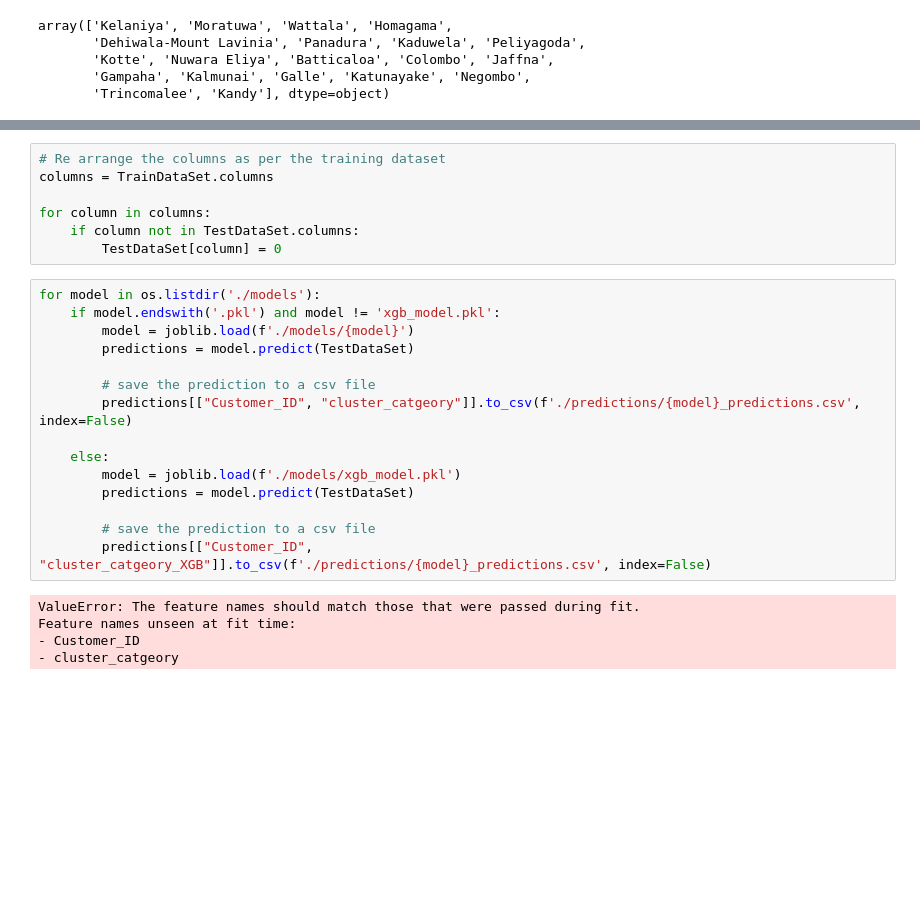
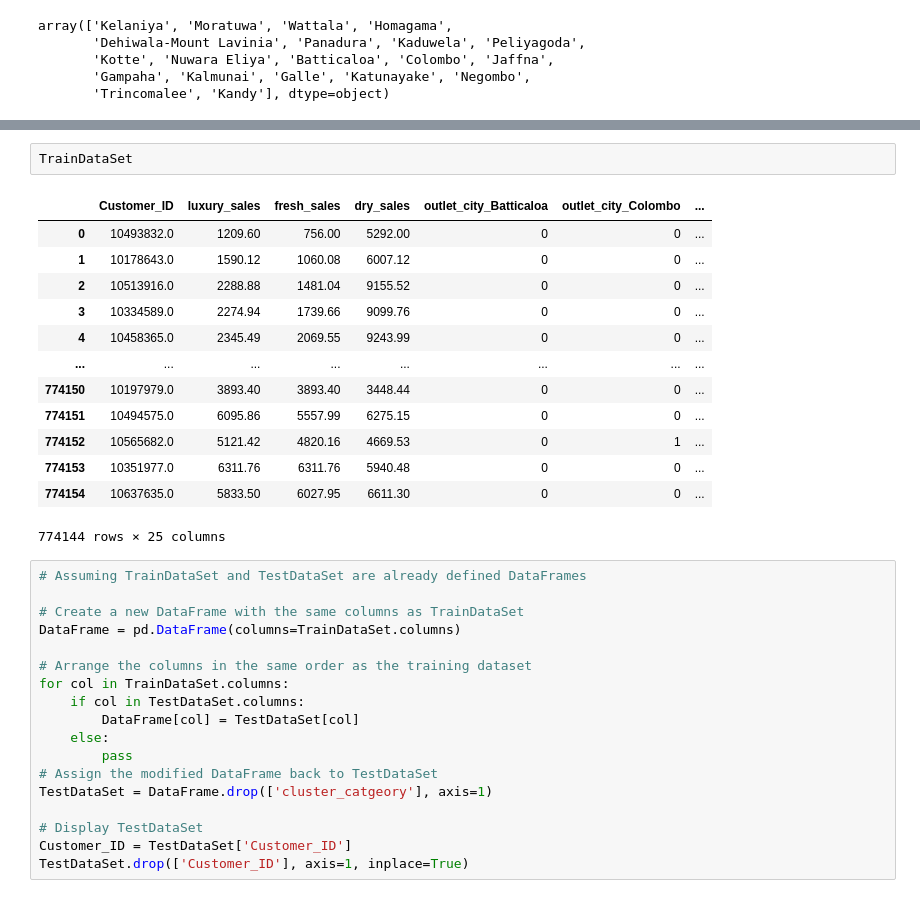
Before and after one commit to SafnasKaldeen/DataStorm, a Jupyter notebook: NoteBook.ipynb, the cells around one changed output, grey strips where cells are left out. Saved outputs shown, nothing was run; the diff lists cells and outputs as text; blank space fills up the shorter version.

```diff
--- a/NoteBook.ipynb
+++ b/NoteBook.ipynb
@@ -897,27 +869,34 @@ TestDataSet
-# %%
-# Re arrange the columns as per the training dataset
-columns = TrainDataSet.columns
-
-for column in columns:
-    if column not in TestDataSet.columns:
-        TestDataSet[column] = 0
-# %%
-for model in os.listdir('./models'):
-    if model.endswith('.pkl') and model != 'xgb_model.pkl':
-        model = joblib.load(f'./models/{model}')
-        predictions = model.predict(TestDataSet)
-
-        # save the prediction to a csv file
-        predictions[["Customer_ID", "cluster_catgeory"]].to_csv(f'./predictions/{model}_predictions.csv', index=False)
-
-    else:
-        model = joblib.load(f'./models/xgb_model.pkl')
-        predictions = model.predict(TestDataSet)
-
-        # save the prediction to a csv file
-        predictions[["Customer_ID", "cluster_catgeory_XGB"]].to_csv(f'./predictions/{model}_predictions.csv', index=False)
-# %% [output]
-ValueError: The feature names should match those that were passed during fit.
-Feature names unseen at fit time:
-- Customer_ID
-- cluster_catgeory
+# %%
+TrainDataSet
+# %% [output]
+|  | Customer_ID | luxury_sales | fresh_sales | dry_sales | outlet_city_Batticaloa | outlet_city_Colombo | ... |
+| 0 | 10493832.0 | 1209.60 | 756.00 | 5292.00 | 0 | 0 | ... |
+| 1 | 10178643.0 | 1590.12 | 1060.08 | 6007.12 | 0 | 0 | ... |
+| 2 | 10513916.0 | 2288.88 | 1481.04 | 9155.52 | 0 | 0 | ... |
+| 3 | 10334589.0 | 2274.94 | 1739.66 | 9099.76 | 0 | 0 | ... |
+| 4 | 10458365.0 | 2345.49 | 2069.55 | 9243.99 | 0 | 0 | ... |
+| ... | ... | ... | ... | ... | ... | ... | ... |
+| 774150 | 10197979.0 | 3893.40 | 3893.40 | 3448.44 | 0 | 0 | ... |
+| 774151 | 10494575.0 | 6095.86 | 5557.99 | 6275.15 | 0 | 0 | ... |
+| 774152 | 10565682.0 | 5121.42 | 4820.16 | 4669.53 | 0 | 1 | ... |
+| 774153 | 10351977.0 | 6311.76 | 6311.76 | 5940.48 | 0 | 0 | ... |
+| 774154 | 10637635.0 | 5833.50 | 6027.95 | 6611.30 | 0 | 0 | ... |
+774144 rows × 25 columns
+# %%
+# Assuming TrainDataSet and TestDataSet are already defined DataFrames
+
+# Create a new DataFrame with the same columns as TrainDataSet
+DataFrame = pd.DataFrame(columns=TrainDataSet.columns)
+
+# Arrange the columns in the same order as the training dataset
+for col in TrainDataSet.columns:
+    if col in TestDataSet.columns:
+        DataFrame[col] = TestDataSet[col]
+    else:
+        pass
+# Assign the modified DataFrame back to TestDataSet
+TestDataSet = DataFrame.drop(['cluster_catgeory'], axis=1)
+
+# Display TestDataSet
+Customer_ID = TestDataSet['Customer_ID']
+TestDataSet.drop(['Customer_ID'], axis=1, inplace=True)
```
Also changed, not shown: parts of 6 cells of this notebook.
